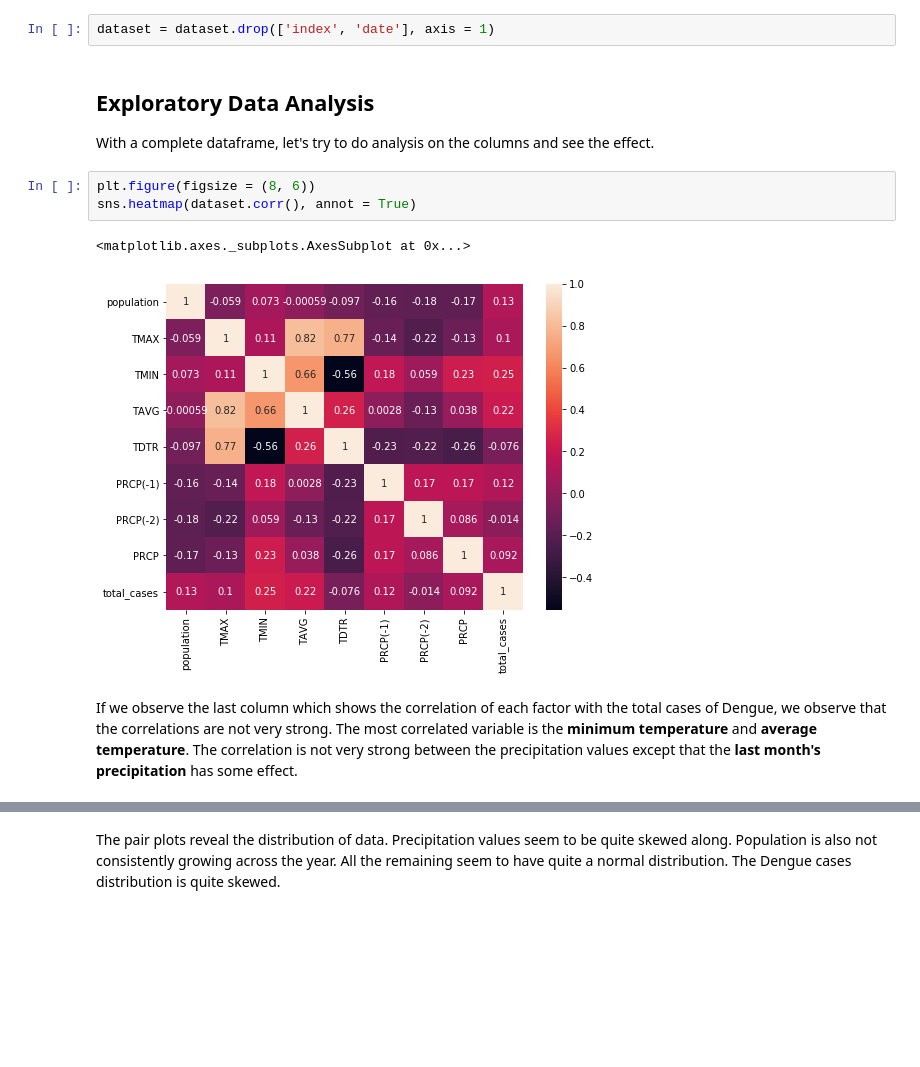
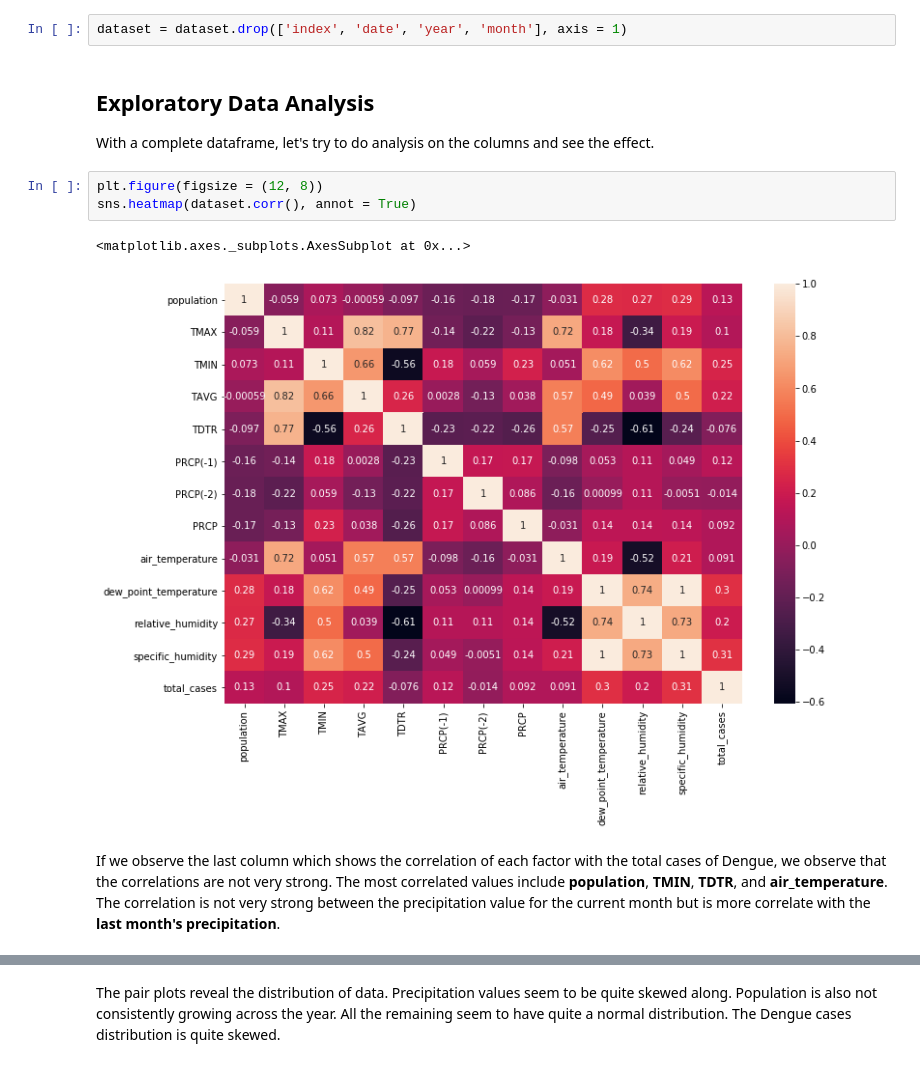
Before and after one commit to ITWSXInformatics/DengueSpreadInformationSystemDSIS, a Jupyter notebook: Data Analysis.ipynb, the cells around one changed output, grey strips where cells are left out. Saved outputs shown, nothing was run; the diff lists cells and outputs as text; blank space fills up the shorter version.

```diff
--- a/Data Analysis.ipynb
+++ b/Data Analysis.ipynb
@@ -107,17 +106,17 @@ I'll also drop the `index` and `date` as I no longer need them.
 # %%
-dataset = dataset.drop(['index', 'date'], axis = 1)
+dataset = dataset.drop(['index', 'date', 'year', 'month'], axis = 1)
 # %% [markdown]
 ## Exploratory Data Analysis
 
 With a complete dataframe, let's try to do analysis on the columns and see the effect.
 # %%
-plt.figure(figsize = (8, 6))
+plt.figure(figsize = (12, 8))
 sns.heatmap(dataset.corr(), annot = True)
 # %% [output]
 <matplotlib.axes._subplots.AxesSubplot at 0x...>
-[figure, old version]
+[figure, new version]
 # %% [markdown]
-If we observe the last column which shows the correlation of each factor with the total cases of Dengue, we observe that the correlations are not very strong. The most correlated variable is the **minimum temperature** and **average temperature**. The correlation is not very strong between the precipitation values except that the **last month's precipitation** has some effect.
+If we observe the last column which shows the correlation of each factor with the total cases of Dengue, we observe that the correlations are not very strong. The most correlated values include **population**, **TMIN**, **TDTR**, and **air_temperature**. The correlation is not very strong between the precipitation value for the current month but is more correlate with the **last month's precipitation**.
 # %%
 sns.pairplot(dataset)
 # %% [output]
```
Also changed, not shown: parts of 16 cells of this notebook.
